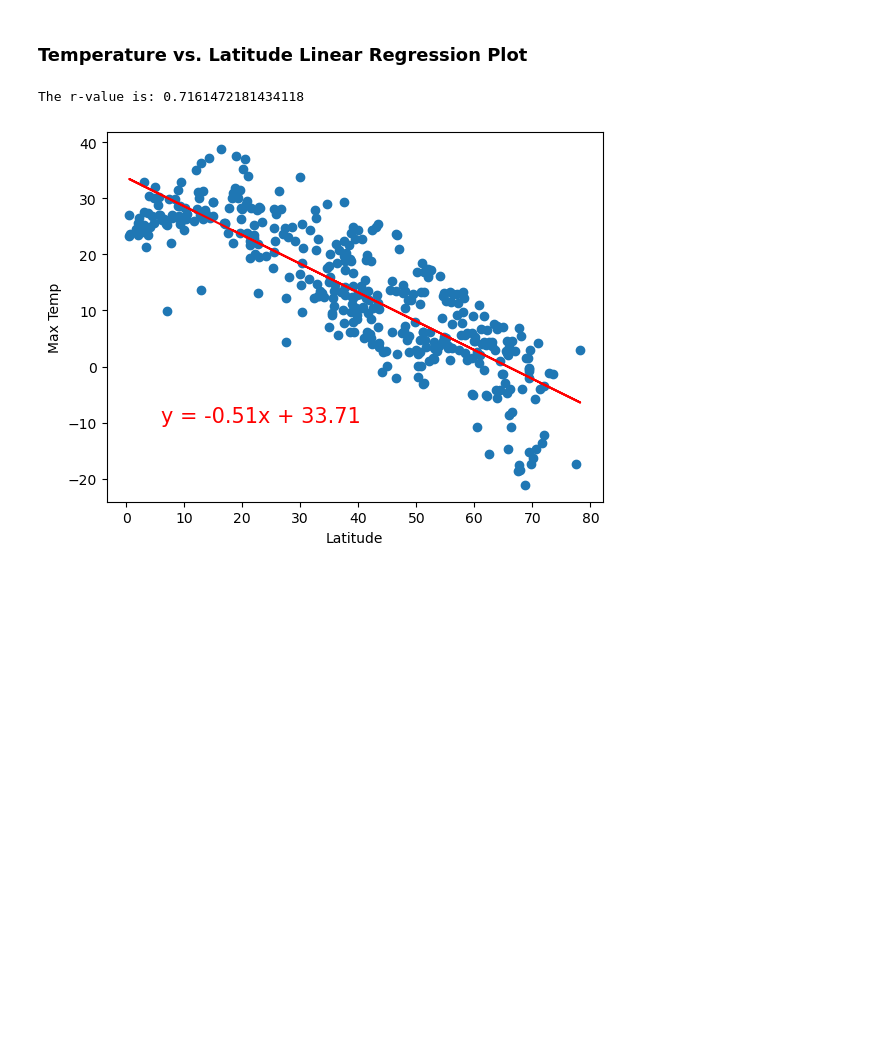
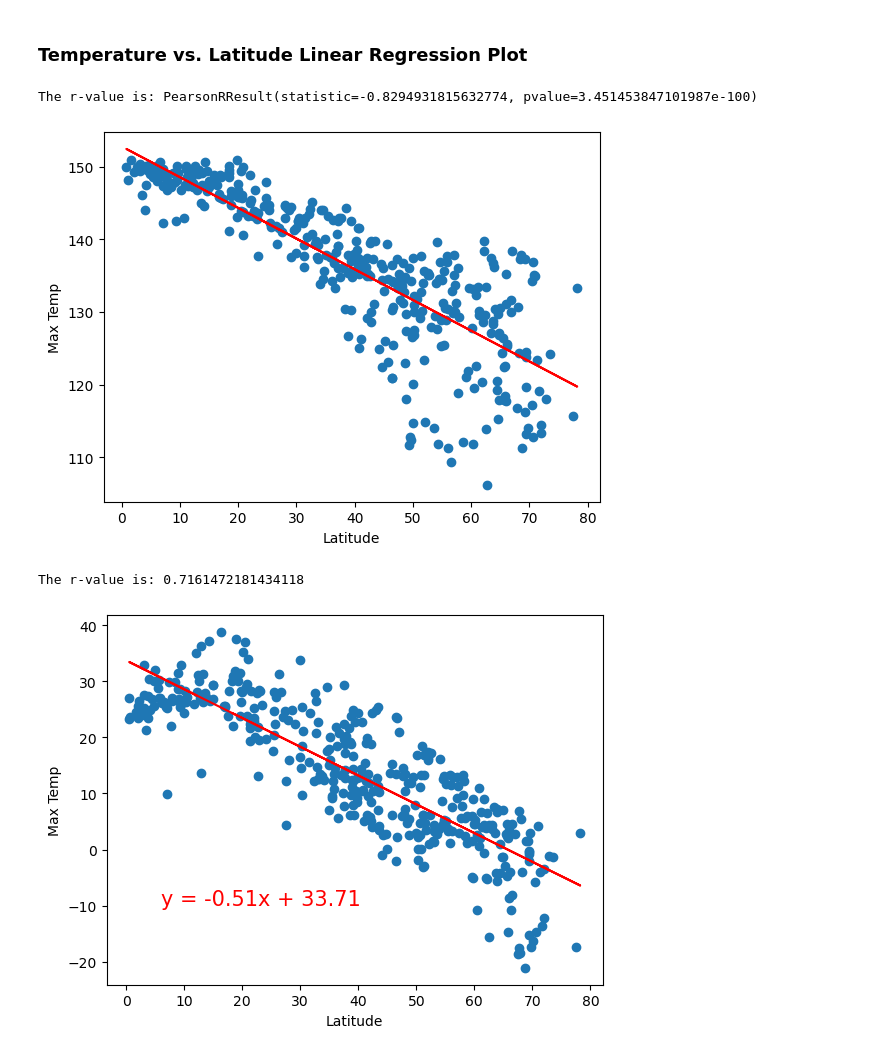
Before and after one commit to joelpangilinan/python-api-challenge, a Jupyter notebook: challenge-assignment/WeatherPy-Copy1.ipynb, the cells around one changed output. Drawn from its saved outputs; the diff is of its cells as text; code cells hidden in the pictures; blank space fills up the shorter version.

Commit message:
doing the linear regression plots

```diff
--- a/challenge-assignment/WeatherPy-Copy1.ipynb
+++ b/challenge-assignment/WeatherPy-Copy1.ipynb
@@ -328,2 +351,22 @@ southern_hemi_df.head()
 # %% [markdown]
 ###  Temperature vs. Latitude Linear Regression Plot
+# %%
+# Linear regression on Northern Hemisphere
+(slope, intercept, rvalue, pvalue, stderr) = linregress(northern_hemi_df["Lat"], northern_hemi_df["Max Temp"])
+regress_values = northern_hemi_df["Lat"] * slope + intercept
+line_eq = "y = " + str(round(slope,2)) + "x + " + str(round(intercept,2))
+
+# Determine the correlation
+correlation = st.pearsonr(northern_hemi_df["Lat"], northern_hemi_df["Max Temp"])
+
+# Create the plot
+plt.xlabel("Latitude")
+plt.ylabel("Max Temp")
+plt.scatter(northern_hemi_df["Lat"], northern_hemi_df["Max Temp"])
+plt.plot(northern_hemi_df["Lat"],regress_values,"r-")
+# print(f"The r-value is: {round(correlation[0],2)}")
+print(f"The r-value is: {correlation}")
+plt.show()
+# %% [output]
+The r-value is: PearsonRResult(statistic=-0.8294931815632774, pvalue=3.451453847101987e-100)
+[figure, added]
```
Also changed, not shown: parts of 9 cells of this notebook.
